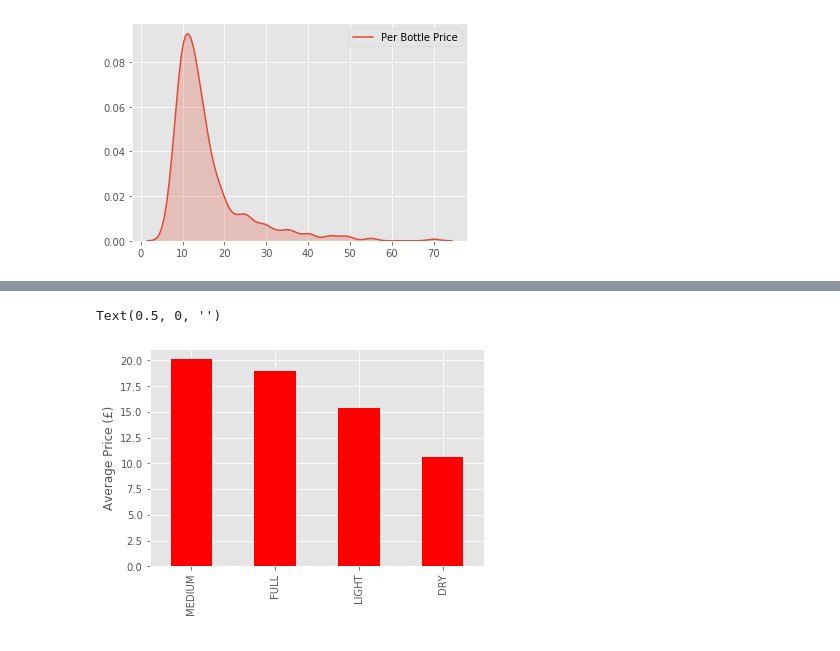
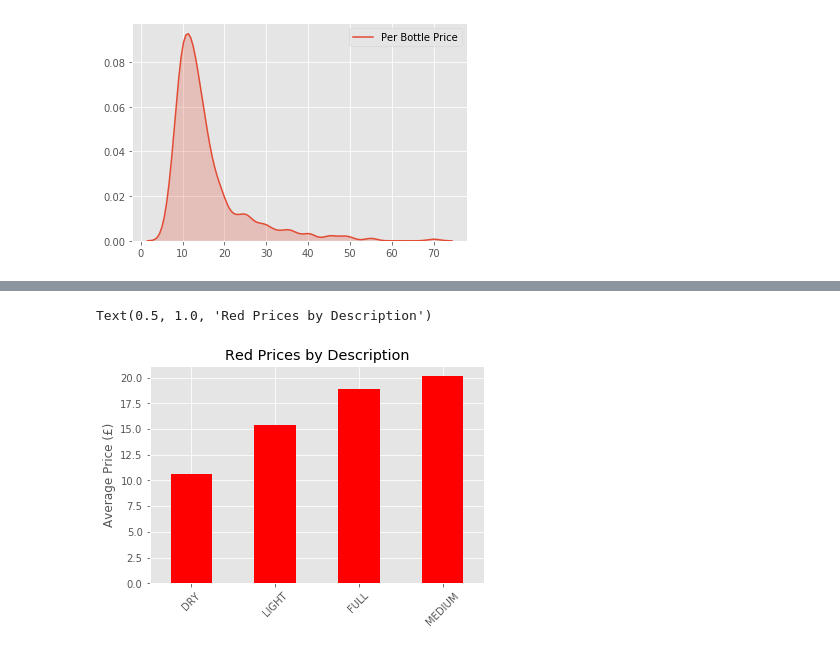
Before and after one commit to willponsonby/Majestic, a Jupyter notebook: Majestic_notebook.ipynb, the cells around one changed output, grey strips where cells are left out. Saved outputs shown, nothing was run; the diff lists cells and outputs as text; code cells hidden in the pictures.

```diff
--- a/Majestic_notebook.ipynb
+++ b/Majestic_notebook.ipynb
@@ -56,7 +56,3 @@ majestic_df['Percent Saved'] = round(majestic_df['Savings']/majestic_df['Per Bot
 copy['price_for_75cl'] = (copy['Per Bottle Price']/copy['Volume'])*75
 # %%
 majestic_df['price_for_75cl'] = (majestic_df['Per Bottle Price']/majestic_df['Volume'])*75
-# %%
-copy = copy.replace({'[]': 0})
-# %%
-copy['awards_num'] = copy['Awards']
@@ -109,9 +127,11 @@ not_enough = not_enough[not_enough['Short Description'] != 'CHILE']
 # %%
 ### Price averages for Red Wine
 
-not_enough[not_enough['Type']=='Red'].groupby('Short Description')['Per Bottle Price'].mean().sort_values(ascending=False).plot.bar(color='r')
+not_enough[not_enough['Type']=='Red'].groupby('Short Description')['Per Bottle Price'].mean().sort_values(ascending=True).plot.bar(color='r')
 plt.ylabel('Average Price (£)')
 plt.xlabel('')
+plt.xticks(rotation=45)
+plt.title('Red Prices by Description')
 # %% [output]
-Text(0.5, 0, '')
+Text(0.5, 1.0, 'Red Prices by Description')
-[figure, old version]
+[figure, new version]
```
Also changed, not shown: parts of 19 cells of this notebook.
